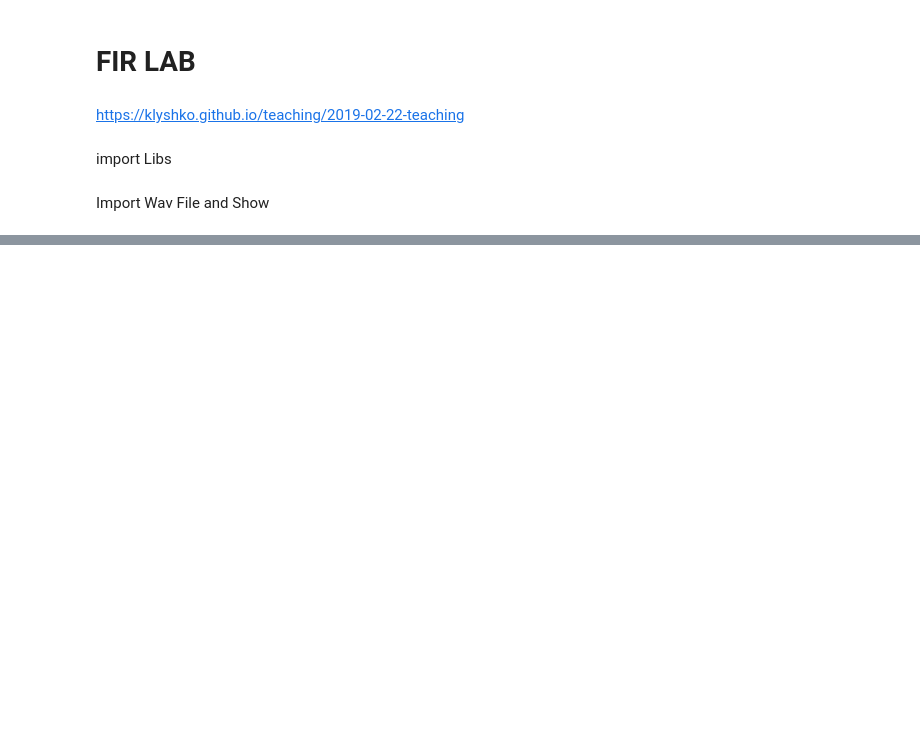
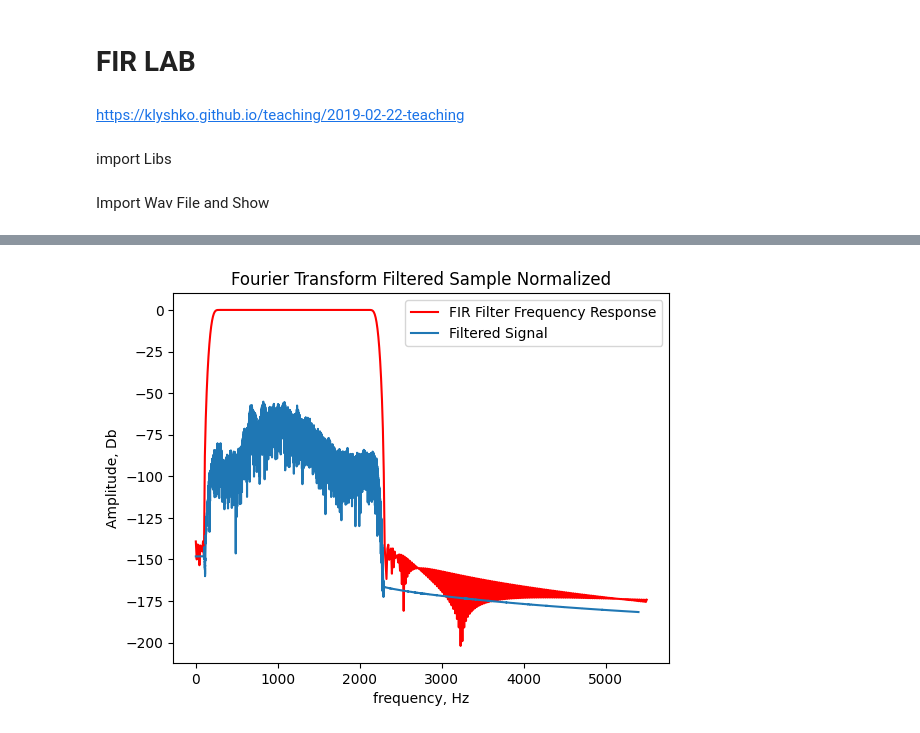
Before and after one commit to Vicoj/FIR_Filter_Lab, a Jupyter notebook: FIR.ipynb, the cells around one changed output, grey strips where cells are left out. Saved outputs shown, nothing was run; the diff lists cells and outputs as text; code cells hidden in the pictures; blank space fills up the shorter version.

```diff
--- a/FIR.ipynb
+++ b/FIR.ipynb
@@ -97,0 +100,19 @@ plt.show()
+# %%
+from scipy.signal import freqz
+
+# Compute the frequency response of the FIR filter
+w, h = freqz(taps_BP, worN=2000)
+
+# Convert angular frequency to Hz
+freq_hz = w * samplerate / (2 * np.pi)
+
+# Plot the frequency response
+plt.plot(freq_hz[0:500], 20 * np.log10(abs(h))[0:500], 'r', label="FIR Filter Frequency Response")
+plt.plot(freq[0:50000],20*np.log10(fft_spectrum_abs[0:50000]) ,label="Filtered Signal")
+plt.title("Fourier Transform Filtered Sample Normalized and Frequency responce")
+plt.xlabel("frequency, Hz")
+plt.ylabel("Amplitude, Db")
+plt.legend()
+plt.show()
+# %% [output]
+[figure, added]
```
Also changed, not shown: parts of 6 cells of this notebook, 2 other files.
